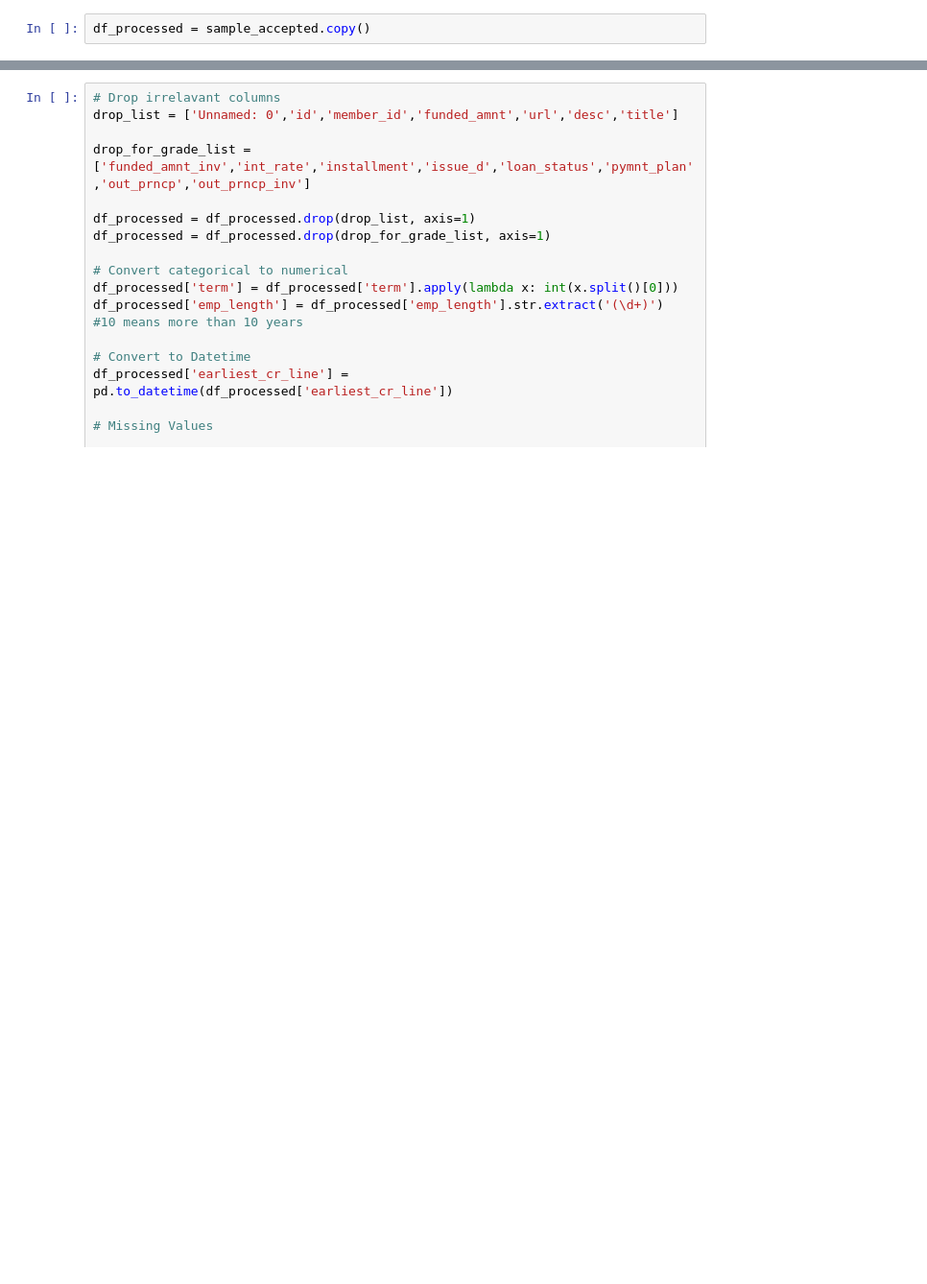
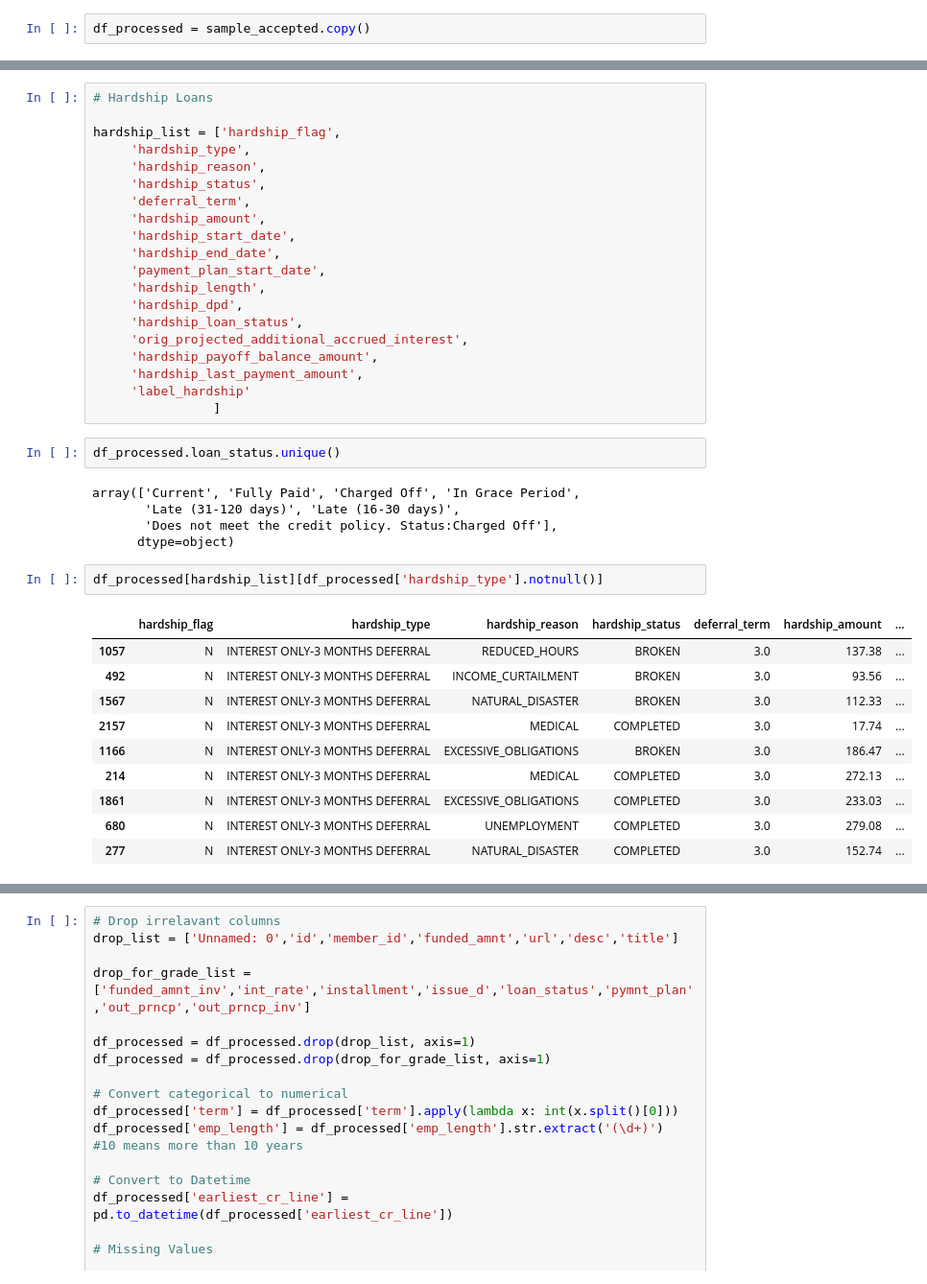
Before and after one commit to miazhx/capstone, a Jupyter notebook: Mia/multi_label.ipynb, the cells around one changed output, grey strips where cells are left out. Shown at 96% size. Drawn from its saved outputs; the diff is of its cells as text; blank space fills up the shorter version.

```diff
--- a/Mia/multi_label.ipynb
+++ b/Mia/multi_label.ipynb
@@ -88,0 +123,40 @@ df_processed = sample_accepted.copy()
+# %%
+# Hardship Loans
+
+hardship_list = ['hardship_flag',
+     'hardship_type',
+     'hardship_reason',
+     'hardship_status',
+     'deferral_term',
+     'hardship_amount',
+     'hardship_start_date',
+     'hardship_end_date',
+     'payment_plan_start_date',
+     'hardship_length',
+     'hardship_dpd',
+     'hardship_loan_status',
+     'orig_projected_additional_accrued_interest',
+     'hardship_payoff_balance_amount',
+     'hardship_last_payment_amount',
+     'label_hardship'
+                ]
+# %%
+df_processed.loan_status.unique()
+# %% [output]
+array(['Current', 'Fully Paid', 'Charged Off', 'In Grace Period',
+       'Late (31-120 days)', 'Late (16-30 days)',
+       'Does not meet the credit policy. Status:Charged Off'],
+      dtype=object)
+# %%
+df_processed[hardship_list][df_processed['hardship_type'].notnull()]
+# %% [output]
+|  | hardship_flag | hardship_type | hardship_reason | hardship_status | deferral_term | hardship_amount | ... |
+| 1057 | N | INTEREST ONLY-3 MONTHS DEFERRAL | REDUCED_HOURS | BROKEN | 3.0 | 137.38 | ... |
+| 492 | N | INTEREST ONLY-3 MONTHS DEFERRAL | INCOME_CURTAILMENT | BROKEN | 3.0 | 93.56 | ... |
+| 1567 | N | INTEREST ONLY-3 MONTHS DEFERRAL | NATURAL_DISASTER | BROKEN | 3.0 | 112.33 | ... |
+| 2157 | N | INTEREST ONLY-3 MONTHS DEFERRAL | MEDICAL | COMPLETED | 3.0 | 17.74 | ... |
+| 1166 | N | INTEREST ONLY-3 MONTHS DEFERRAL | EXCESSIVE_OBLIGATIONS | BROKEN | 3.0 | 186.47 | ... |
+| 214 | N | INTEREST ONLY-3 MONTHS DEFERRAL | MEDICAL | COMPLETED | 3.0 | 272.13 | ... |
+| 1861 | N | INTEREST ONLY-3 MONTHS DEFERRAL | EXCESSIVE_OBLIGATIONS | COMPLETED | 3.0 | 233.03 | ... |
+| 680 | N | INTEREST ONLY-3 MONTHS DEFERRAL | UNEMPLOYMENT | COMPLETED | 3.0 | 279.08 | ... |
+| 277 | N | INTEREST ONLY-3 MONTHS DEFERRAL | NATURAL_DISASTER | COMPLETED | 3.0 | 152.74 | ... |
```
Also changed, not shown: parts of 19 cells of this notebook, 1 other file.
